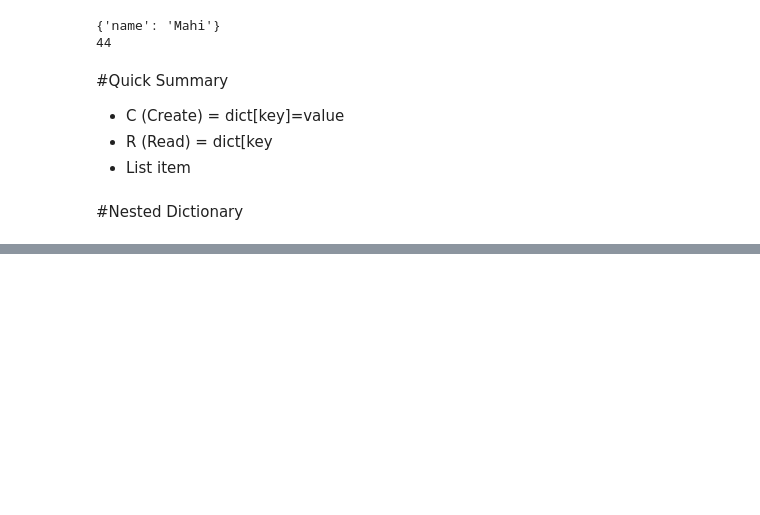
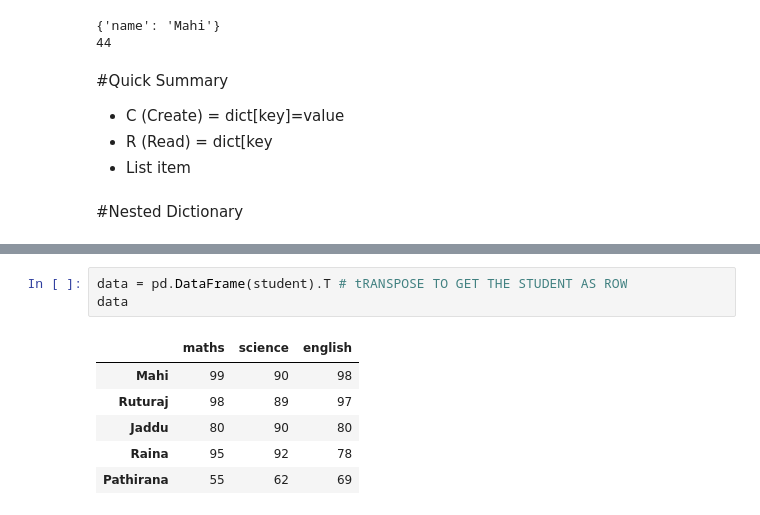
Before and after one commit to Lakshana1786/MED23CL202, a Jupyter notebook: CRUD_using_Dictionary_.ipynb, the cells around one changed output, grey strips where cells are left out. Saved outputs shown, nothing was run; the diff lists cells and outputs as text; blank space fills up the shorter version.

```diff
--- a/CRUD_using_Dictionary_.ipynb
+++ b/CRUD_using_Dictionary_.ipynb
@@ -74,0 +86,10 @@ print(student)
+# %%
+data = pd.DataFrame(student).T # tRANSPOSE TO GET THE STUDENT AS ROW
+data
+# %% [output]
+|  | maths | science | english |
+| Mahi | 99 | 90 | 98 |
+| Ruturaj | 98 | 89 | 97 |
+| Jaddu | 80 | 90 | 80 |
+| Raina | 95 | 92 | 78 |
+| Pathirana | 55 | 62 | 69 |
```
Also changed, not shown: parts of 13 cells of this notebook.
